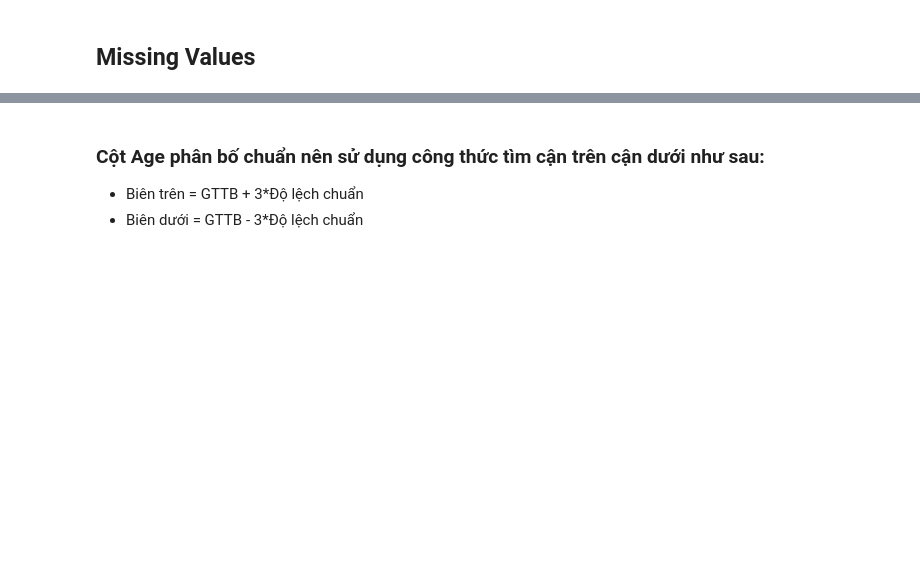
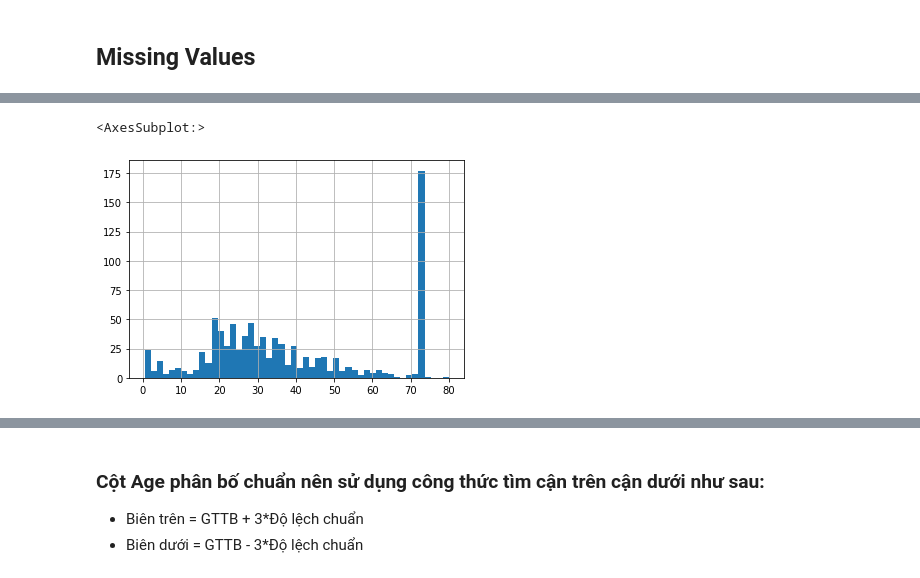
Before and after one commit to PikaPika0710/data_science, a Jupyter notebook: coding_/chapter_5_exercises/102190298_TranCongViet.ipynb, the cells around one changed output, grey strips where cells are left out. Saved outputs shown, nothing was run; the diff lists cells and outputs as text; code cells hidden in the pictures; blank space fills up the shorter version.

```diff
--- a/coding_/chapter_5_exercises/102190298_TranCongViet.ipynb
+++ b/coding_/chapter_5_exercises/102190298_TranCongViet.ipynb
@@ -109,0 +180,6 @@ def pdf(old_data, new_data):
+# %%
+# Histogram của biến Age sau khi thay Nah bằng End_of_dist
+df['Age_end_dist'].hist(bins=50)
+# %% [output]
+<AxesSubplot:>
+[figure, added]
```
Also changed, not shown: parts of 60 cells of this notebook.
